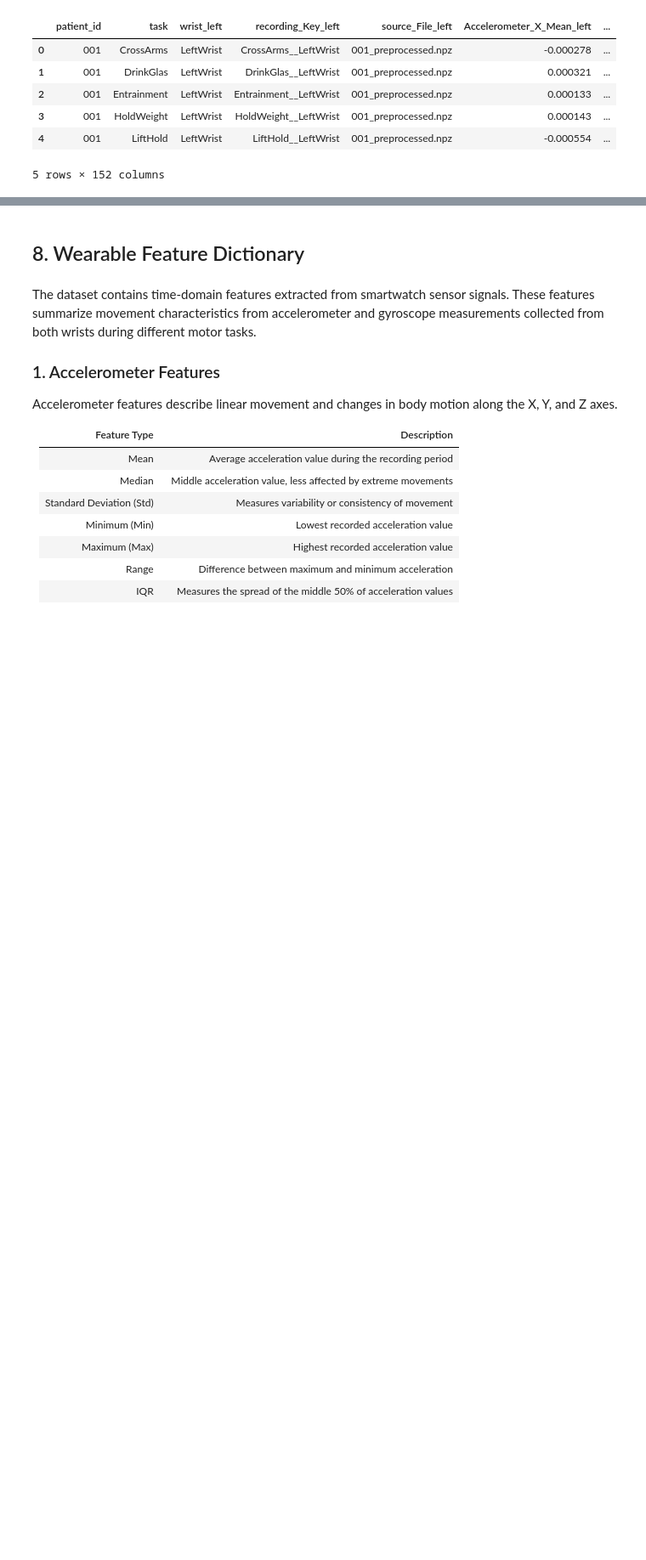
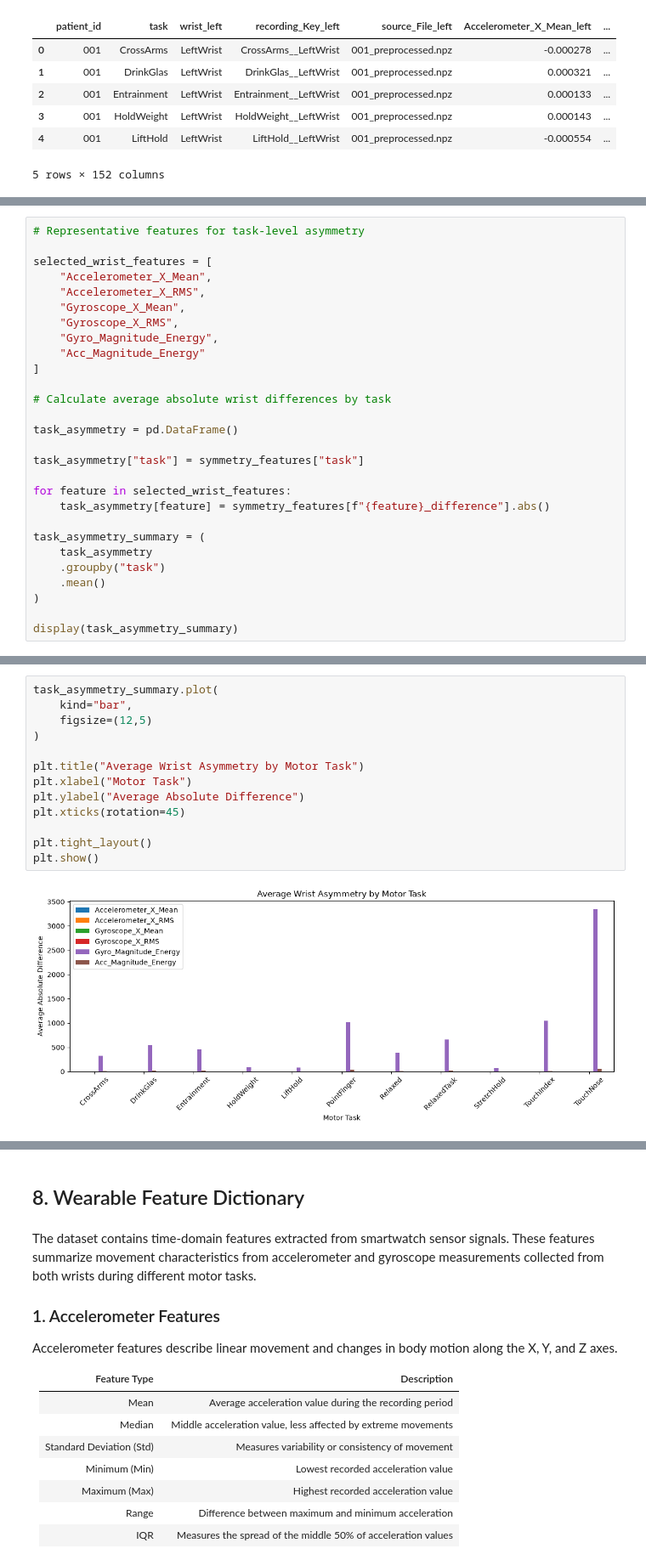
Before and after one commit to obramwell/AI-Assisted-Screening-of-Parkinson-s-Disease, a Jupyter notebook: notebooks/08_task_wrist_analysis.ipynb, the cells around one changed output, grey strips where cells are left out. Shown at 85% size. Cells and saved outputs as stored; diff of their text form; blank space fills up the shorter version.

```diff
--- a/notebooks/08_task_wrist_analysis.ipynb
+++ b/notebooks/08_task_wrist_analysis.ipynb
@@ -396,0 +396,28 @@ Therefore, raw differences represent magnitude differences rather than confirmed
+# %%
+# Representative features for task-level asymmetry
+
+selected_wrist_features = [
+    "Accelerometer_X_Mean",
+    "Accelerometer_X_RMS",
+    "Gyroscope_X_Mean",
+    "Gyroscope_X_RMS",
+    "Gyro_Magnitude_Energy",
+    "Acc_Magnitude_Energy"
+]
+
+# Calculate average absolute wrist differences by task
+
+task_asymmetry = pd.DataFrame()
+
+task_asymmetry["task"] = symmetry_features["task"]
+
+for feature in selected_wrist_features:
+    task_asymmetry[feature] = symmetry_features[f"{feature}_difference"].abs()
+
+task_asymmetry_summary = (
+    task_asymmetry
+    .groupby("task")
+    .mean()
+)
+
+display(task_asymmetry_summary)
@@ -396,0 +438,15 @@ Therefore, raw differences represent magnitude differences rather than confirmed
+# %%
+task_asymmetry_summary.plot(
+    kind="bar",
+    figsize=(12,5)
+)
+
+plt.title("Average Wrist Asymmetry by Motor Task")
+plt.xlabel("Motor Task")
+plt.ylabel("Average Absolute Difference")
+plt.xticks(rotation=45)
+
+plt.tight_layout()
+plt.show()
+# %% [output]
+[figure, added]
```
Also changed, not shown: parts of 10 cells of this notebook, 2 other files.
